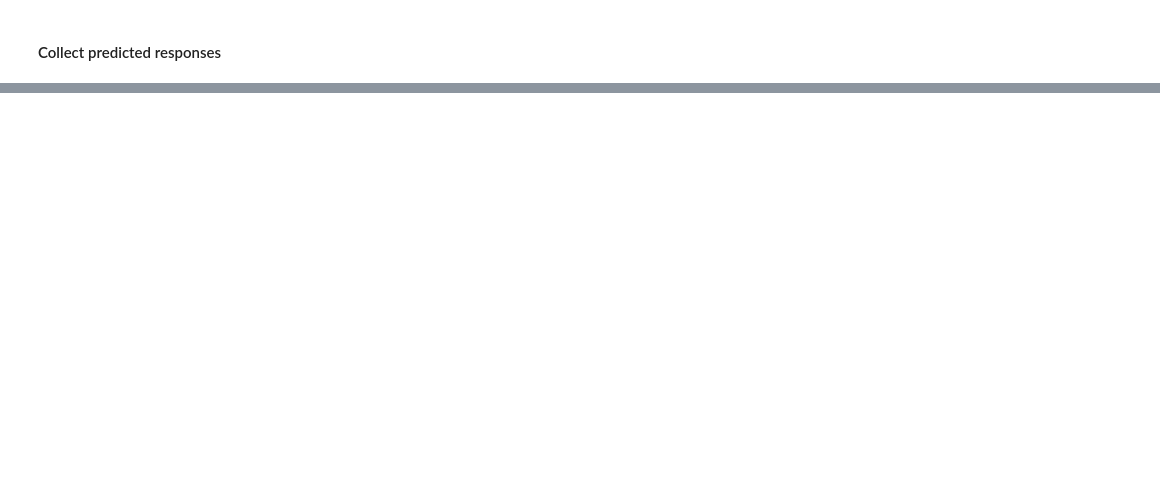
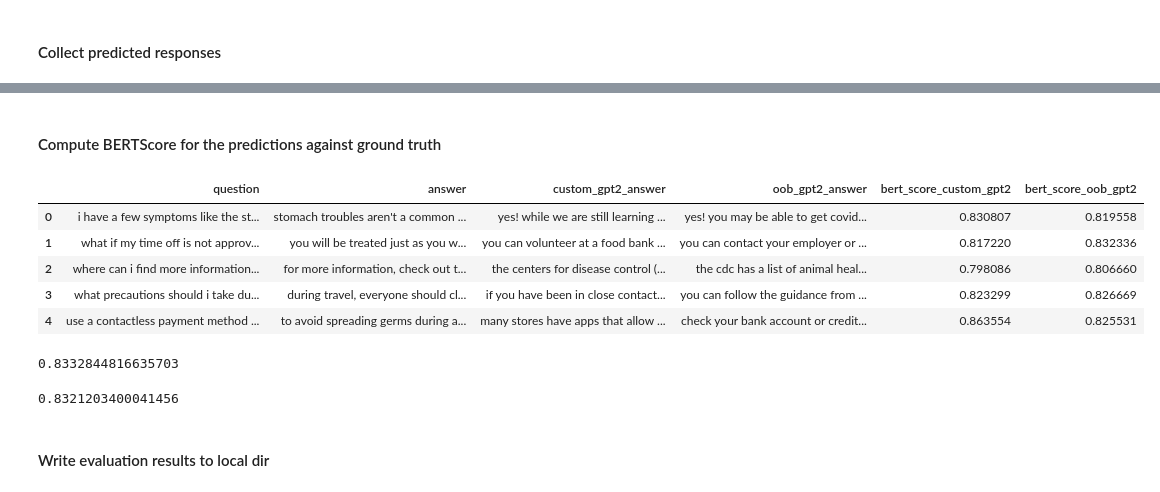
Before and after one commit to arunprsh/ChatGPT-Decoded-GPT2-FAQ-Bot-RLHF-PPO, a Jupyter notebook: 03-evaluate/01-evaluate.ipynb, the cells around one changed output, grey strips where cells are left out. Drawn from its saved outputs; the diff is of its cells as text; code cells hidden in the pictures; blank space fills up the shorter version.

```diff
--- a/03-evaluate/01-evaluate.ipynb
+++ b/03-evaluate/01-evaluate.ipynb
@@ -93,4 +103,4 @@ _ = oob_model.eval()
 #### Load test set
 # %%
 test_df = pd.read_csv('.././01-tokenize/data/faq_test.csv')
-test_df = test_df.sample(20)
+test_df.count()
@@ -103,11 +117,14 @@ def predict(question: str, ground_truth: str, tokenizer: GPT2Tokenizer, model: t
     # generate tokens
     input_ids = tokenizer(prompt, return_tensors='pt').input_ids
     # predict response (answer)
+    gt_len = len(ground_truth.split())
     response = model.generate(input_ids,
                               do_sample=True,
                               top_k=1,
-                              max_length=MAX_LEN,
+                              min_new_tokens=gt_len * 2,
+                              max_new_tokens=gt_len * 2,
                               repetition_penalty=10.0,
+                              length_penalty=-0.1,
                               top_p=1.0)
     # decode the predicted tokens into texts
     response_text = tokenizer.decode(response[0], skip_special_tokens=True)
@@ -119,5 +136,7 @@ oob_gpt2_answers = []
 
 for _, row in test_df.iterrows():
     question, ground_truth = row
-    custom_gpt2_answers.append(predict(question, ground_truth, custom_tokenizer, custom_model))
-    oob_gpt2_answers.append(predict(question, ground_truth, oob_tokenizer, oob_model))
+    answer = predict(question, ground_truth, custom_tokenizer, custom_model)
+    custom_gpt2_answers.append(answer)
+    answer = predict(question, ground_truth, oob_tokenizer, oob_model)
+    oob_gpt2_answers.append(answer)
@@ -124,9 +161,11 @@ for _, row in test_df.iterrows():
+# %% [markdown]
+#### Compute BERTScore for the predictions against ground truth
 # %%
-cresults = bertscore.compute(predictions=custom_gpt2_answers, references=test_df['answer'].to_list(), lang="en")['f1']
-oresults = bertscore.compute(predictions=oob_gpt2_answers, references=test_df['answer'].to_list(), lang="en")['f1']
+bert_score_custom_gpt2 = bertscore.compute(predictions=custom_gpt2_answers, references=test_df['answer'].to_list(), lang='en')['f1']
+bert_score_oob_gpt2 = bertscore.compute(predictions=oob_gpt2_answers, references=test_df['answer'].to_list(), lang='en')['f1']
 
 test_df['custom_gpt2_answer'] = custom_gpt2_answers
 test_df['oob_gpt2_answer'] = oob_gpt2_answers
 
-test_df['cresults'] = cresults
-test_df['oresults'] = oresults
+test_df['bert_score_custom_gpt2'] = bert_score_custom_gpt2
+test_df['bert_score_oob_gpt2'] = bert_score_oob_gpt2
@@ -135,2 +172,9 @@ custom_gpt2_answers
 # %%
-test_df
+test_df.head()
+# %% [output]
+|  | question | answer | custom_gpt2_answer | oob_gpt2_answer | bert_score_custom_gpt2 | bert_score_oob_gpt2 |
+| 0 | i have a few symptoms like the st... | stomach troubles aren't a common ... | yes! while we are still learning ... | yes! you may be able to get covid... | 0.830807 | 0.819558 |
+| 1 | what if my time off is not approv... | you will be treated just as you w... | you can volunteer at a food bank ... | you can contact your employer or ... | 0.817220 | 0.832336 |
+| 2 | where can i find more information... | for more information, check out t... | the centers for disease control (... | the cdc has a list of animal heal... | 0.798086 | 0.806660 |
+| 3 | what precautions should i take du... | during travel, everyone should cl... | if you have been in close contact... | you can follow the guidance from ... | 0.823299 | 0.826669 |
+| 4 | use a contactless payment method ... | to avoid spreading germs during a... | many stores have apps that allow ... | check your bank account or credit... | 0.863554 | 0.825531 |
@@ -149 +181,11 @@ for _, row in test_df.iterrows():
+# %%
+np.mean(test_df['bert_score_custom_gpt2'])
+# %% [output]
+0.8332844816635703
+# %%
+np.mean(test_df['bert_score_oob_gpt2'])
+# %% [output]
+0.8321203400041456
+# %% [markdown]
+#### Write evaluation results to local dir
 # %%
```
Also changed, not shown: parts of 14 cells of this notebook, 4 other files.
